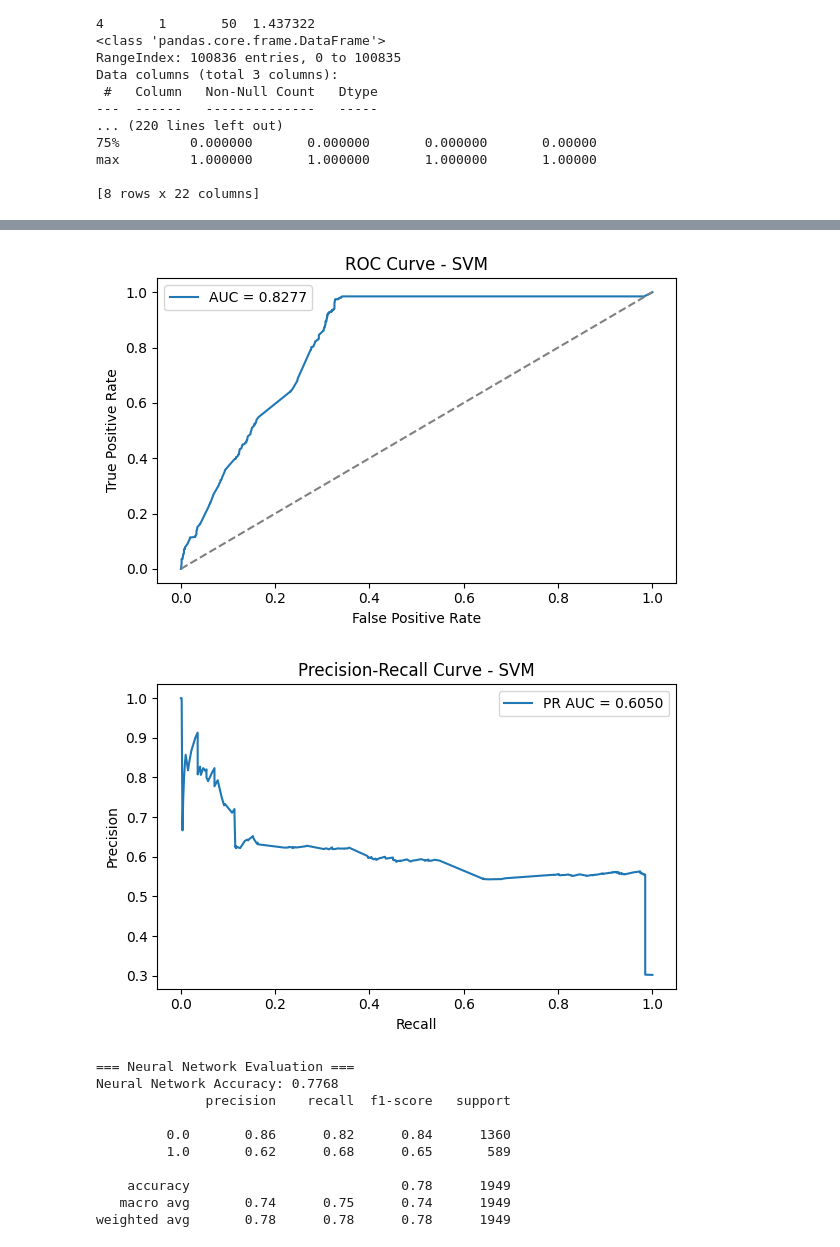
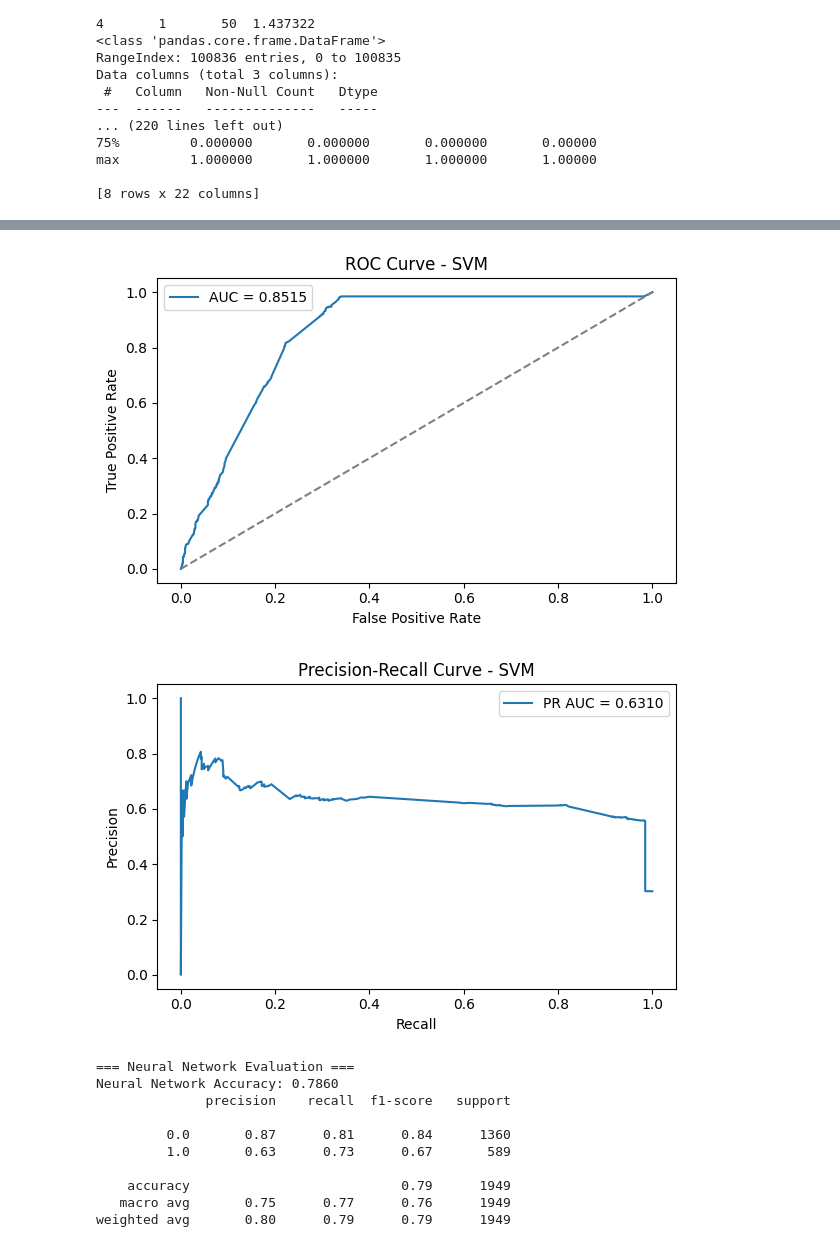
Before and after one commit to rafis-hub/daata_analysisandML, a Jupyter notebook: data_project/MOVIES.ipynb, the cells around one changed output, grey strips where cells are left out. Saved outputs shown, nothing was run; the diff lists cells and outputs as text; code cells hidden in the pictures.

```diff
--- a/data_project/MOVIES.ipynb
+++ b/data_project/MOVIES.ipynb
@@ -571,6 +539,7 @@ ratings_count = ratings_df.groupby('movieId')['rating'].count()
 movies_df['is_popular'] = (ratings_count > ratings_count.median()).astype(int)
 
 #This binary label (is_popular) is the classification target. we will train supervised models to predict which movies are likely to be popular.
+
 
 # Merge the movie features (one-hot encoded genres in movies_df_encoded) with the popularity label.
 movies_with_features = movies_df_encoded.merge(movies_df[['movieId', 'is_popular']], on='movieId', how='left')
@@ -604,18 +573,18 @@ X_test_scaled = scaler.transform(X_test)
 # ---------------------- Model Training ----------------------
 
 # Support Vector Machine (SVM) Classifier with probability estimates for ROC analysis
-svm_clf = SVC(probability=True, random_state=42, class_weight="balanced") # 'class_weight="balanced"' can help with class imbalance
+svm_clf = SVC(probability=True, random_state=42, class_weight="balanced", kernel="linear") # 'class_weight="balanced"' can help with class imbalance
 svm_clf.fit(X_train_scaled, y_train)
 y_pred_svm = svm_clf.predict(X_test_scaled)
 svm_probs = svm_clf.predict_proba(X_test_scaled)[:, 1]  # For ROC/PR curves
 
 # Neural Network (MLP Classifier)
-nn_clf = MLPClassifier(hidden_layer_sizes=(100,), max_iter=500, random_state=42)
+nn_clf = MLPClassifier(hidden_layer_sizes=(10,10,), max_iter=100, random_state=42, early_stopping=True, verbose=True)
 nn_clf.fit(X_train_scaled, y_train)
 y_pred_nn = nn_clf.predict(X_test_scaled)
 nn_probs = nn_clf.predict_proba(X_test_scaled)[:, 1]  # For ROC/PR curves
 
-#Trains a Multi-Layer Perceptron (a basic neural network) with 1 hidden layer of 100 neurons. Collects predictions and probability estimates on the test set.
+#Trains a Multi-Layer Perceptron (a basic neural network). Collects predictions and probability estimates on the test set.
 
 # ----------------------  Evaluation: SVM ----------------------
 print("\n=== SVM Evaluation ===")
@@ -745,12 +715,12 @@ weighted avg       0.86      0.76      0.77      1949
-[figure, old version]
+[figure, new version]
-[figure, old version]
+[figure, new version]
 === Neural Network Evaluation ===
-Neural Network Accuracy: 0.7768
+Neural Network Accuracy: 0.7860
               precision    recall  f1-score   support
 
-         0.0       0.86      0.82      0.84      1360
-         1.0       0.62      0.68      0.65       589
+         0.0       0.87      0.81      0.84      1360
+         1.0       0.63      0.73      0.67       589
 
-    accuracy                           0.78      1949
-   macro avg       0.74      0.75      0.74      1949
-weighted avg       0.78      0.78      0.78      1949
+    accuracy                           0.79      1949
+   macro avg       0.75      0.77      0.76      1949
+weighted avg       0.80      0.79      0.79      1949
```
Also changed, not shown: parts of 7 cells of this notebook, 18 other files.
